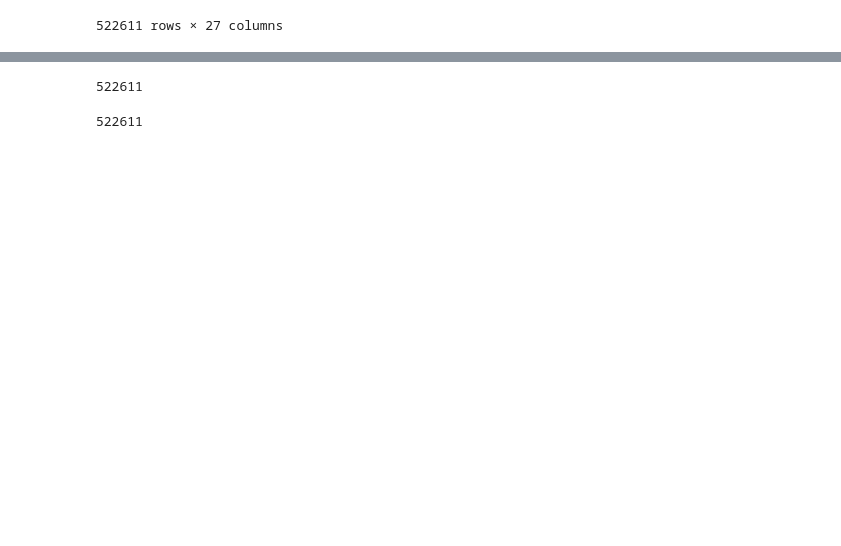
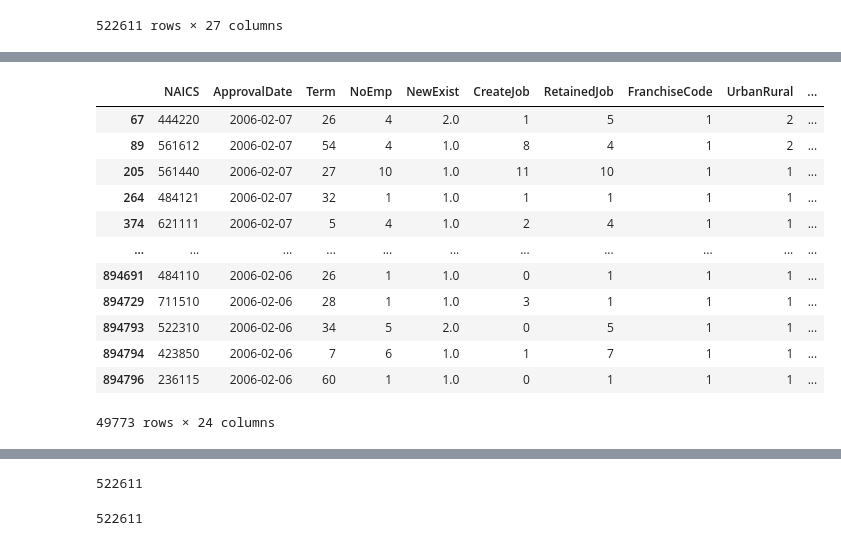
Before and after one commit to ArnoldoOliva/AprendizajeAutomatico, a Jupyter notebook: Leyendo_BDD.ipynb, the cells around one changed output, grey strips where cells are left out. Saved outputs shown, nothing was run; the diff lists cells and outputs as text; code cells hidden in the pictures; blank space fills up the shorter version.

```diff
--- a/Leyendo_BDD.ipynb
+++ b/Leyendo_BDD.ipynb
@@ -139,8 +189,8 @@ loans
 # %%
 print(loans["MIS_Status"].value_counts())
 loans.rename(columns={"MIS_Status":"paid"},inplace=True)
-loans.loc[loans["paid"]=="P I F"]=1
-loans.loc[loans["paid"]=="CHGOFF"]=0
+loans.loc[loans["paid"]=="P I F","paid"]=1
+loans.loc[loans["paid"]=="CHGOFF","paid"]=0
 print(loans["paid"].value_counts())
 # %% [output]
 P I F     390998
@@ -152,3 +211,23 @@ Name: paid, dtype: int64
 # %%
 nonpaid=loans[loans["paid"]==0]
 paid=loans[loans["paid"]==1]
+# %%
+#### Subsets
+nonpaid
+nonpaid_revolvingline=nonpaid[nonpaid['RevLineCr']=="Y"]
+# nonpaid&revolvingline es un conjunto dentro de nonpaid (donde la empresa contó con el revolving line), que a su vez es otro subset dentro de la tabla total.
+nonpaid_revolvingline
+# %% [output]
+|  | NAICS | ApprovalDate | Term | NoEmp | NewExist | CreateJob | RetainedJob | FranchiseCode | UrbanRural | ... |
+| 67 | 444220 | 2006-02-07 | 26 | 4 | 2.0 | 1 | 5 | 1 | 2 | ... |
+| 89 | 561612 | 2006-02-07 | 54 | 4 | 1.0 | 8 | 4 | 1 | 2 | ... |
+| 205 | 561440 | 2006-02-07 | 27 | 10 | 1.0 | 11 | 10 | 1 | 1 | ... |
+| 264 | 484121 | 2006-02-07 | 32 | 1 | 1.0 | 1 | 1 | 1 | 1 | ... |
+| 374 | 621111 | 2006-02-07 | 5 | 4 | 1.0 | 2 | 4 | 1 | 1 | ... |
+| ... | ... | ... | ... | ... | ... | ... | ... | ... | ... | ... |
+| 894691 | 484110 | 2006-02-06 | 26 | 1 | 1.0 | 0 | 1 | 1 | 1 | ... |
+| 894729 | 711510 | 2006-02-06 | 28 | 1 | 1.0 | 3 | 1 | 1 | 1 | ... |
+| 894793 | 522310 | 2006-02-06 | 34 | 5 | 2.0 | 0 | 5 | 1 | 1 | ... |
+| 894794 | 423850 | 2006-02-06 | 7 | 6 | 1.0 | 1 | 7 | 1 | 1 | ... |
+| 894796 | 236115 | 2006-02-06 | 60 | 1 | 1.0 | 0 | 1 | 1 | 1 | ... |
+49773 rows × 24 columns
```
Also changed, not shown: parts of 12 cells of this notebook.
